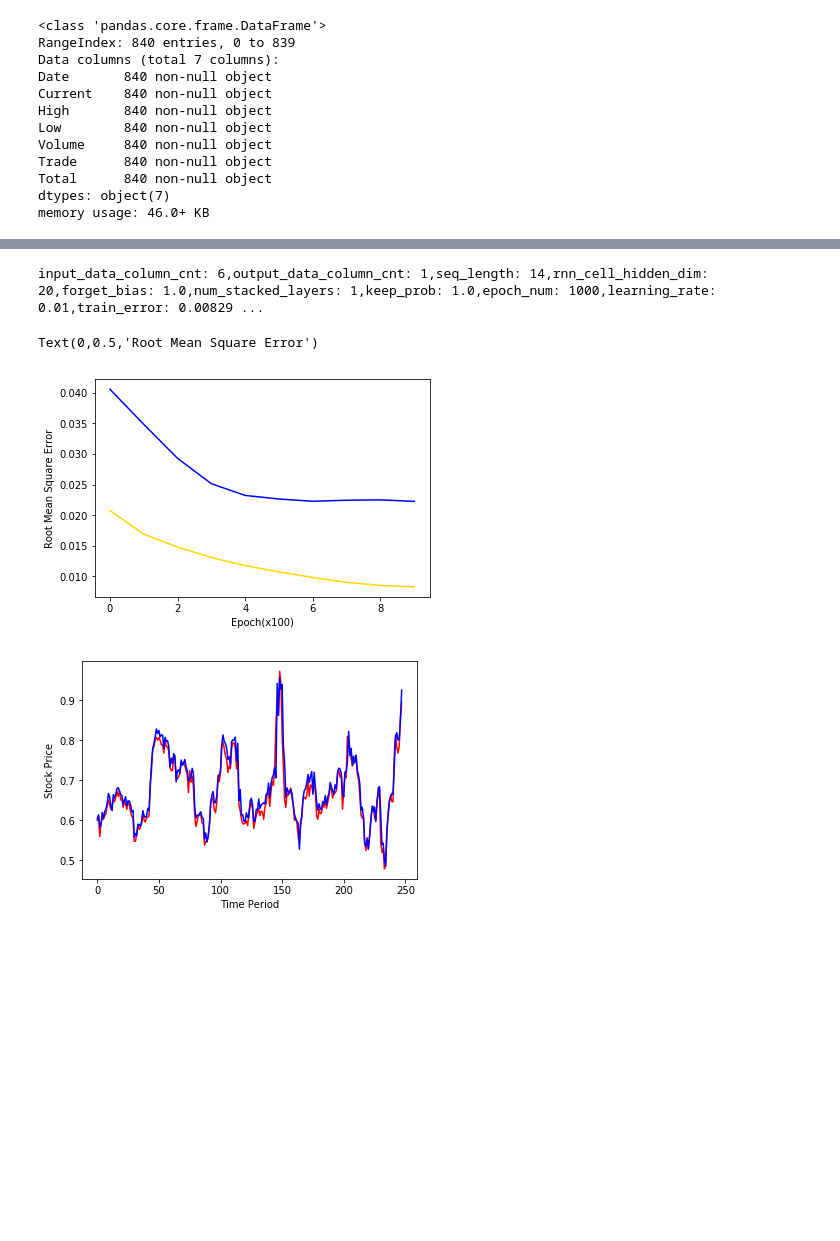
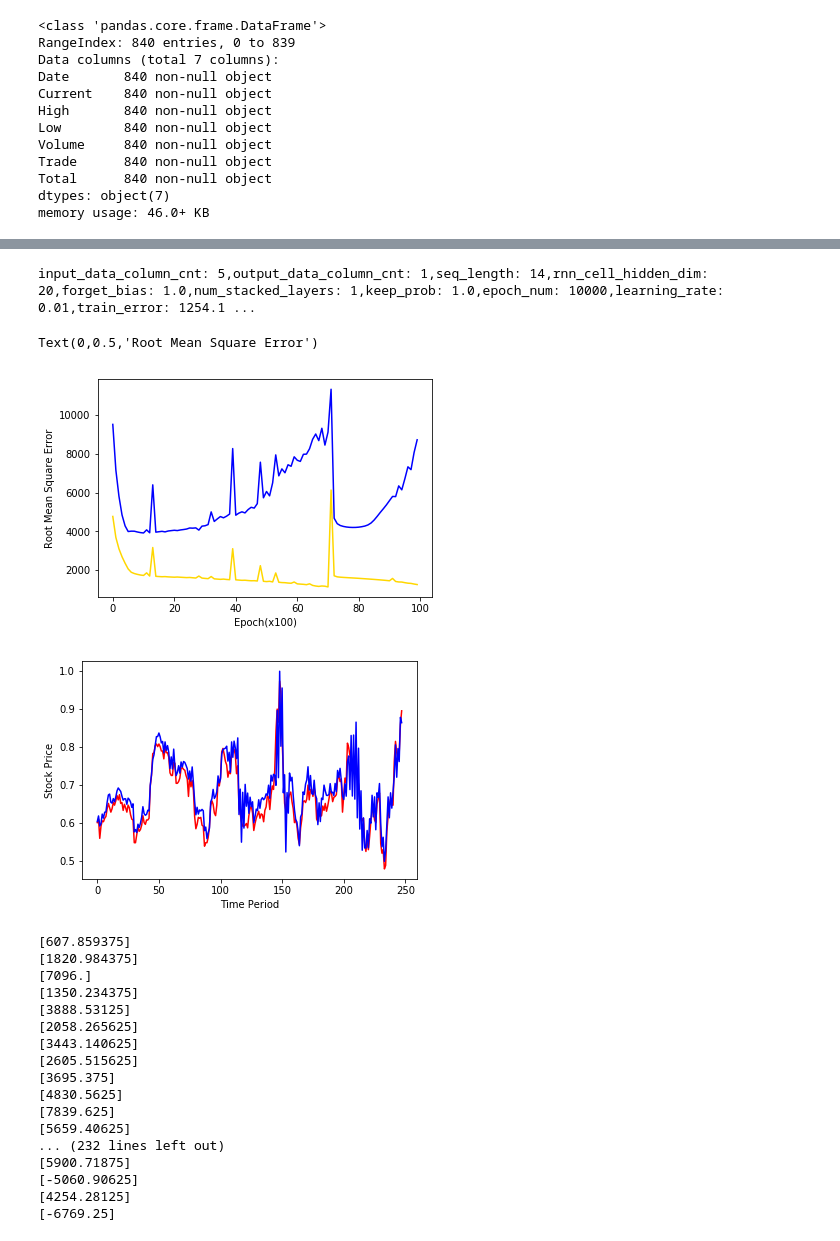
Before and after one commit to LeeKeon/AI, a Jupyter notebook: 2. SKKU/6.Project/1.testCode/4. Test Stock with sds-kospi 각각 학습하고 더하기.ipynb, the cells around one changed output, grey strips where cells are left out. Drawn from its saved outputs; the diff is of its cells as text; code cells hidden in the pictures; blank space fills up the shorter version.

```diff
--- a/2. SKKU/6.Project/1.testCode/4. Test Stock with sds-kospi 각각 학습하고 더하기.ipynb
+++ b/2. SKKU/6.Project/1.testCode/4. Test Stock with sds-kospi 각각 학습하고 더하기.ipynb
@@ -9,7 +9,7 @@ import os
 os.environ['CUDA_VISIBLE_DEVICES'] = "2"
 
 # 하이퍼파라미터
-input_data_column_cnt = 6  # 입력데이터의 컬럼 개수(Variable 개수)
+input_data_column_cnt = 5  # 입력데이터의 컬럼 개수(Variable 개수)
 output_data_column_cnt = 1 # 결과데이터의 컬럼 개수
 
 seq_length = 14           # 1개 시퀀스의 길이(시계열데이터 입력 개수)
@@ -18,7 +18,7 @@ forget_bias = 1.0          # 망각편향(기본값 1.0)
 num_stacked_layers = 1     # stacked LSTM layers 개수
 keep_prob = 1.0            # dropout할 때 keep할 비율
 
-epoch_num = 1000           # 에폭 횟수(학습용전체데이터를 몇 회 반복해서 학습할 것인가 입력)
+epoch_num = 10000          # 에폭 횟수(학습용전체데이터를 몇 회 반복해서 학습할 것인가 입력)
 learning_rate = 0.01       # 학습률
 
 def initialize_session():
@@ -172,7 +172,7 @@ print("y[-1]: ",y[-1])   # y의 마지막 값
 
 print("="*100) # 화면상 구분용
 
-x_kospi = kospi
+x_kospi = norm_kospi
 print("x_kospi.shape: ", x_kospi.shape)
 print("x_kospi[0]: ",x_kospi[0])     # x_kospi의 첫 값
 print("x_kospi[-1]: ",x_kospi[-1])   # x_kospi의 마지막 값
@@ -266,14 +273,20 @@ def lstm_cell():
     return cell
 
 # num_stacked_layers개의 층으로 쌓인 Stacked RNNs 생성
-stackedRNNs = [lstm_cell() for _ in range(num_stacked_layers)]
-multi_cells = tf.contrib.rnn.MultiRNNCell(stackedRNNs, state_is_tuple=True) if num_stacked_layers > 1 else lstm_cell()
+#stackedRNNs = [lstm_cell() for _ in range(num_stacked_layers)]
+#multi_cells = tf.contrib.rnn.MultiRNNCell(stackedRNNs, state_is_tuple=True) if num_stacked_layers > 1 else lstm_cell()
+
+cell1 = tf.contrib.rnn.BasicLSTMCell(num_units=rnn_cell_hidden_dim,
+                                        forget_bias=forget_bias, state_is_tuple=True, activation=tf.nn.softsign, name='cell1')
+cell2 = tf.contrib.rnn.BasicLSTMCell(num_units=rnn_cell_hidden_dim,
+                                        forget_bias=forget_bias, state_is_tuple=True, activation=tf.nn.softsign, name='cell2')
+
 
 # RNN Cell(여기서는 LSTM셀임)들을 연결
-hypothesis, _states = tf.nn.dynamic_rnn(multi_cells, X, dtype=tf.float32)
+hypothesis, _states = tf.nn.dynamic_rnn(cell1, X, dtype=tf.float32)
 print("hypothesis: ", hypothesis)
 
-hypothesis_k, _states_k = tf.nn.dynamic_rnn(lstm_cell(), X_K, dtype=tf.float32)
+hypothesis_k, _states_k = tf.nn.dynamic_rnn(cell2, X_K, dtype=tf.float32)
 print("hypothesis_k: ", hypothesis_k)
 
 hypothesis = tf.concat([hypothesis, hypothesis_k], axis = -1)
@@ -293,7 +306,8 @@ train = optimizer.minimize(loss)
 # RMSE(Root Mean Square Error)
 # 제곱오차의 평균을 구하고 다시 제곱근을 구하면 평균 오차가 나온다
 # rmse = tf.sqrt(tf.reduce_mean(tf.square(targets-predictions))) # 아래 코드와 같다
-rmse = tf.sqrt(tf.reduce_mean(tf.squared_difference(targets, predictions)))
+rmse = tf.sqrt(tf.reduce_mean(tf.squared_difference(reverse_min_max_scaling(price, targets),
+                                                    reverse_min_max_scaling(price, predictions))))
 
 train_error_summary = [] # 학습용 데이터의 오류를 중간 중간 기록한다
 test_error_summary = []  # 테스트용 데이터의 오류를 중간 중간 기록한다
@@ -317,15 +329,15 @@ ValueError: Variable rnn/basic_lstm_cell/kernel already exists, disallowed. Did
 start_time = datetime.datetime.now() # 시작시간을 기록한다
 print('학습을 시작합니다...')
 for epoch in range(epoch_num):
-    _, _loss = sess.run([train, loss], feed_dict={X: trainX, Y: trainY})
+    _, _loss = sess.run([train, loss], feed_dict={X: trainX, Y: trainY, X_K:trainX_K})
     if ((epoch+1) % 100 == 0) or (epoch == epoch_num-1): # 100번째마다 또는 마지막 epoch인 경우
         # 학습용데이터로 rmse오차를 구한다
-        train_predict = sess.run(hypothesis, feed_dict={X: trainX})
+        train_predict = sess.run(hypothesis, feed_dict={X: trainX, X_K:trainX_K})
         train_error = sess.run(rmse, feed_dict={targets: trainY, predictions: train_predict})
         train_error_summary.append(train_error)
 
         # 테스트용데이터로 rmse오차를 구한다
-        test_predict = sess.run(hypothesis, feed_dict={X: testX})
+        test_predict = sess.run(hypothesis, feed_dict={X: testX, X_K:testX_K})
         test_error = sess.run(rmse, feed_dict={targets: testY, predictions: test_predict})
         test_error_summary.append(test_error)
 
@@ -369,7 +385,7 @@ print(',train_error:', train_error_summary[-1], end='')
 print(',test_error:', test_error_summary[-1], end='')
 print(',min_test_error:', np.min(test_error_summary))
 # %% [output]
-input_data_column_cnt: 6,output_data_column_cnt: 1,seq_length: 14,rnn_cell_hidden_dim: 20,forget_bias: 1.0,num_stacked_layers: 1,keep_prob: 1.0,epoch_num: 1000,learning_rate: 0.01,train_error: 0.00829 ...
+input_data_column_cnt: 5,output_data_column_cnt: 1,seq_length: 14,rnn_cell_hidden_dim: 20,forget_bias: 1.0,num_stacked_layers: 1,keep_prob: 1.0,epoch_num: 10000,learning_rate: 0.01,train_error: 1254.1 ...
 # %%
 # 결과 그래프 출력
 
@@ -380,17 +396,40 @@ plt.xlabel('Epoch(x100)')
 plt.ylabel('Root Mean Square Error')
 # %% [output]
 Text(0,0.5,'Root Mean Square Error')
-[figure, old version]
+[figure, new version]
 # %%
-test_predict = sess.run(hypothesis, feed_dict={X: testX})
+test_predict = sess.run(hypothesis, feed_dict={X: testX, X_K:testX_K})
 test_error = sess.run(rmse, feed_dict={targets: testY, predictions: test_predict})
 test_error_summary.append(test_error)
 
 plt.figure(3)
 plt.plot(testY, 'r', label="Real")
 plt.plot(test_predict, 'b', label="Predict")
 plt.xlabel('Time Period')
 plt.ylabel('Stock Price')
 plt.show()
+
+testY_ = reverse_min_max_scaling(price,testY)
+test_predict_ = reverse_min_max_scaling(price,test_predict)
+
+for r, p in zip(testY_, test_predict_):
+    print(p-r)
 # %% [output]
-[figure, old version]
+[figure, new version]
+[607.859375]
+[1820.984375]
+[7096.]
+[1350.234375]
+[3888.53125]
+[2058.265625]
+[3443.140625]
+[2605.515625]
+[3695.375]
+[4830.5625]
+[7839.625]
+[5659.40625]
+... (232 lines left out)
+[5900.71875]
+[-5060.90625]
+[4254.28125]
+[-6769.25]
```
Also changed, not shown: parts of 8 cells of this notebook, 6 other files.
